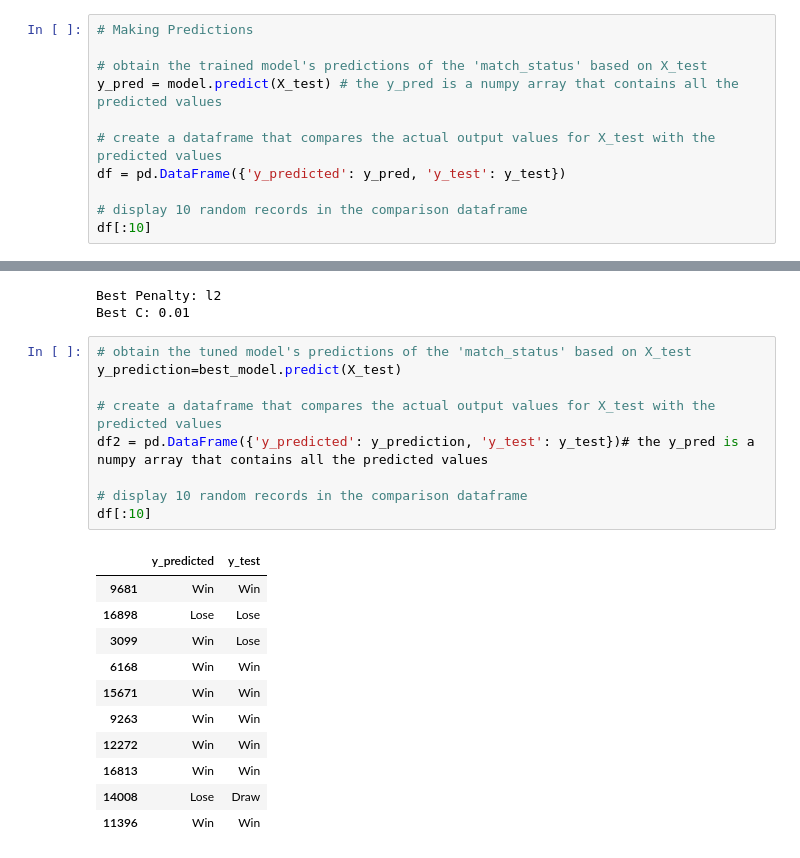
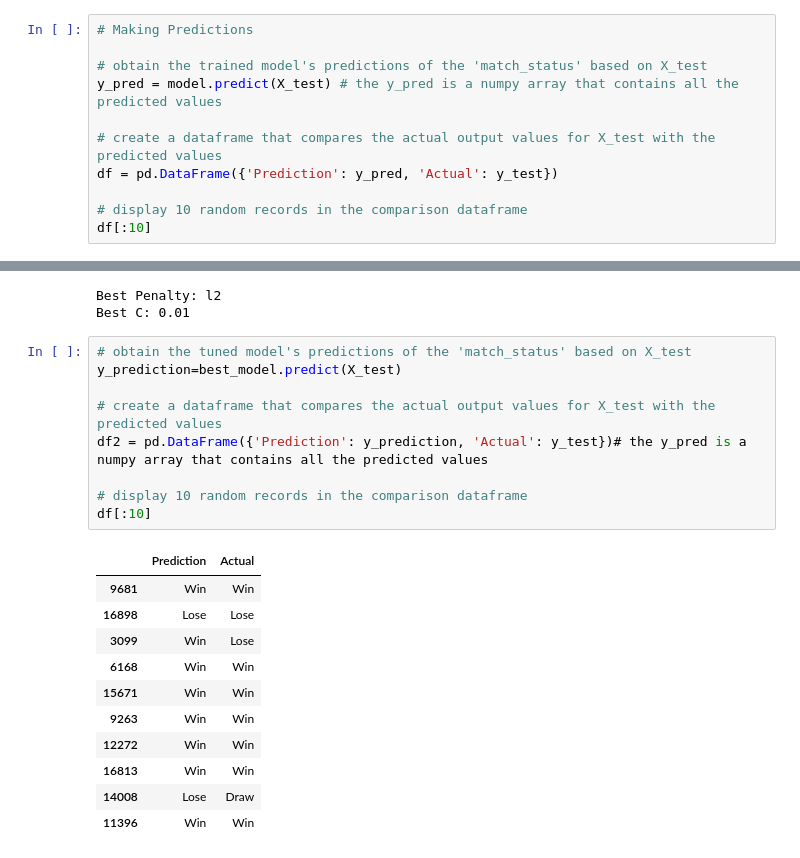
Before and after one commit to WambuiKahuthu/MORINGA_CORE_WEEK6_IP_REGRESSION, a Jupyter notebook: Moringa_Data_Science_Core_W6_Independent_Project_2021_08_Wambui_Kahuthu_Python_Notebook.ipynb, the cells around one changed output, grey strips where cells are left out. Drawn from its saved outputs; the diff is of its cells as text.

```diff
--- a/Moringa_Data_Science_Core_W6_Independent_Project_2021_08_Wambui_Kahuthu_Python_Notebook.ipynb
+++ b/Moringa_Data_Science_Core_W6_Independent_Project_2021_08_Wambui_Kahuthu_Python_Notebook.ipynb
@@ -560,7 +631,7 @@ LogisticRegression(C=1.0, class_weight=None, dual=False, fit_intercept=True,
 y_pred = model.predict(X_test) # the y_pred is a numpy array that contains all the predicted values
 
 # create a dataframe that compares the actual output values for X_test with the predicted values
-df = pd.DataFrame({'y_predicted': y_pred, 'y_test': y_test})
+df = pd.DataFrame({'Prediction': y_pred, 'Actual': y_test})
 
 # display 10 random records in the comparison dataframe
 df[:10]
@@ -646,14 +735,14 @@ Best C: 0.01
 # %%
 # obtain the tuned model's predictions of the 'match_status' based on X_test
 y_prediction=best_model.predict(X_test)
 
 # create a dataframe that compares the actual output values for X_test with the predicted values
-df2 = pd.DataFrame({'y_predicted': y_prediction, 'y_test': y_test})# the y_pred is a numpy array that contains all the predicted values
+df2 = pd.DataFrame({'Prediction': y_prediction, 'Actual': y_test})# the y_pred is a numpy array that contains all the predicted values
 
 # display 10 random records in the comparison dataframe
 df[:10]
 # %% [output]
-|  | y_predicted | y_test |
+|  | Prediction | Actual |
 | 9681 | Win | Win |
 | 16898 | Lose | Lose |
 | 3099 | Win | Lose |
```
Also changed, not shown: parts of 36 cells of this notebook.
